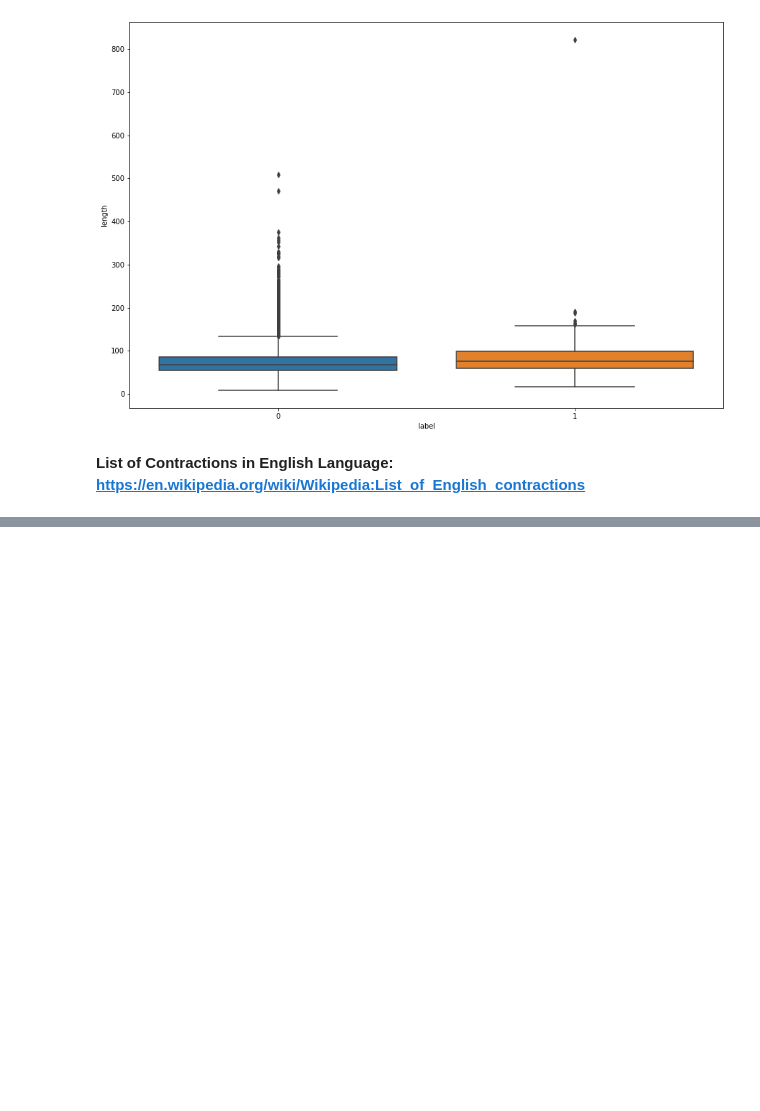
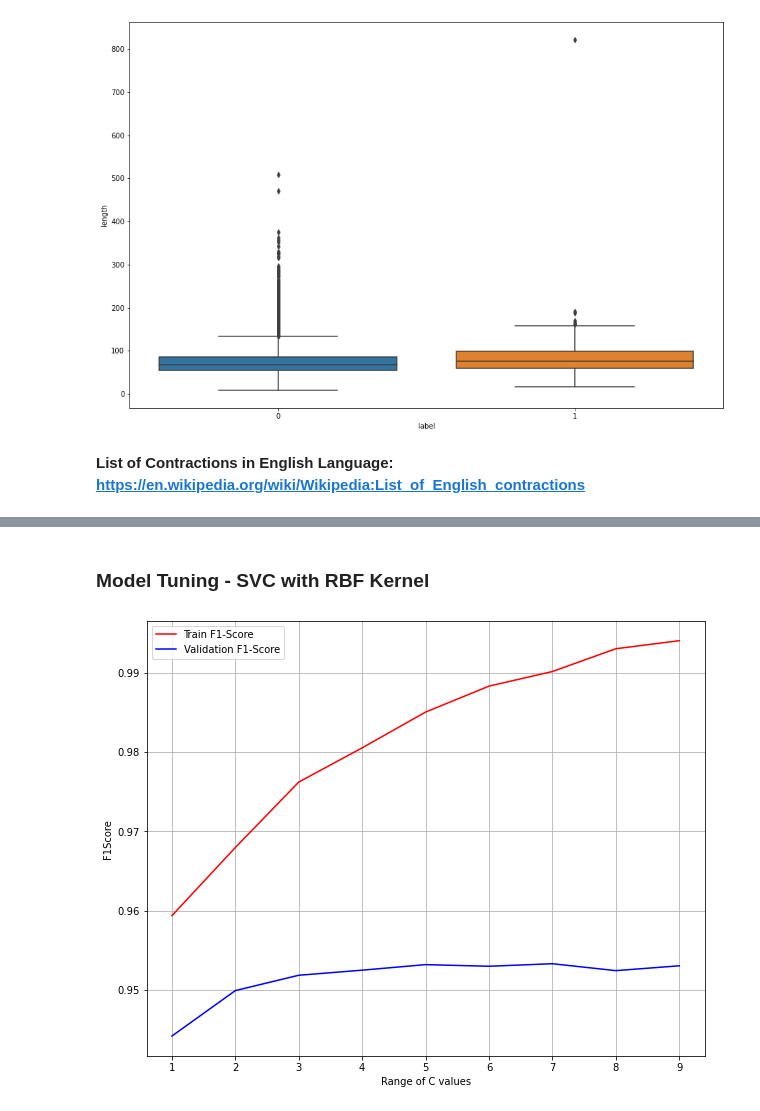
Before and after one commit to Adhundi7/humor-detection, a Jupyter notebook: humor-detection.ipynb, the cells around one changed output, grey strips where cells are left out. Saved outputs shown, nothing was run; the diff lists cells and outputs as text; code cells hidden in the pictures; blank space fills up the shorter version.

```diff
--- a/humor-detection.ipynb
+++ b/humor-detection.ipynb
@@ -309,0 +497,37 @@ weighted avg       0.96      0.96      0.96      4009
+# %% [markdown]
+### Model Tuning - SVC with RBF Kernel
+# %%
+X_train, X_valid, y_train, y_valid = \
+    train_test_split(sentences, labels, test_size=.4, random_state=42)
+# %%
+# Checking for an optimum C value
+c_range = np.arange(1,10,1)
+gamma_range = np.arange(0.1,1,0.1)
+f1 = np.ones(len(c_range))
+f1_test = np.ones(len(c_range))
+pr = np.ones(len(c_range))
+pr_test = np.ones(len(c_range))
+k = 0
+for c in gamma_range:
+
+    svc = SVC(gamma=c,C=0.3)
+    svc.fit(X_train,y_train)
+    pred_train = svc.predict(X_train)
+    pred_test = svc.predict(X_valid)
+    f1[k] = f1_score(y_train,pred_train)
+    f1_test[k] = f1_score(y_valid,pred_test)
+    pr[k] = precision_score(y_train,pred_train)
+    pr_test[k] = precision_score(y_valid,pred_test)
+    k = k+1
+# %%
+# Plotting the Maximum Depth Values with F1Score for train and test
+plt.figure(figsize=(10,8))
+line1, = plt.plot(c_range,f1,'r',label='Train F1-Score')
+line2, = plt.plot(c_range,f1_test,'b',label='Validation F1-Score')
+plt.legend()
+plt.xlabel('Range of C values')
+plt.ylabel('F1Score')
+plt.grid()
+plt.show()
+# %% [output]
+[figure, added]
```
Also changed, not shown: parts of 25 cells of this notebook.
